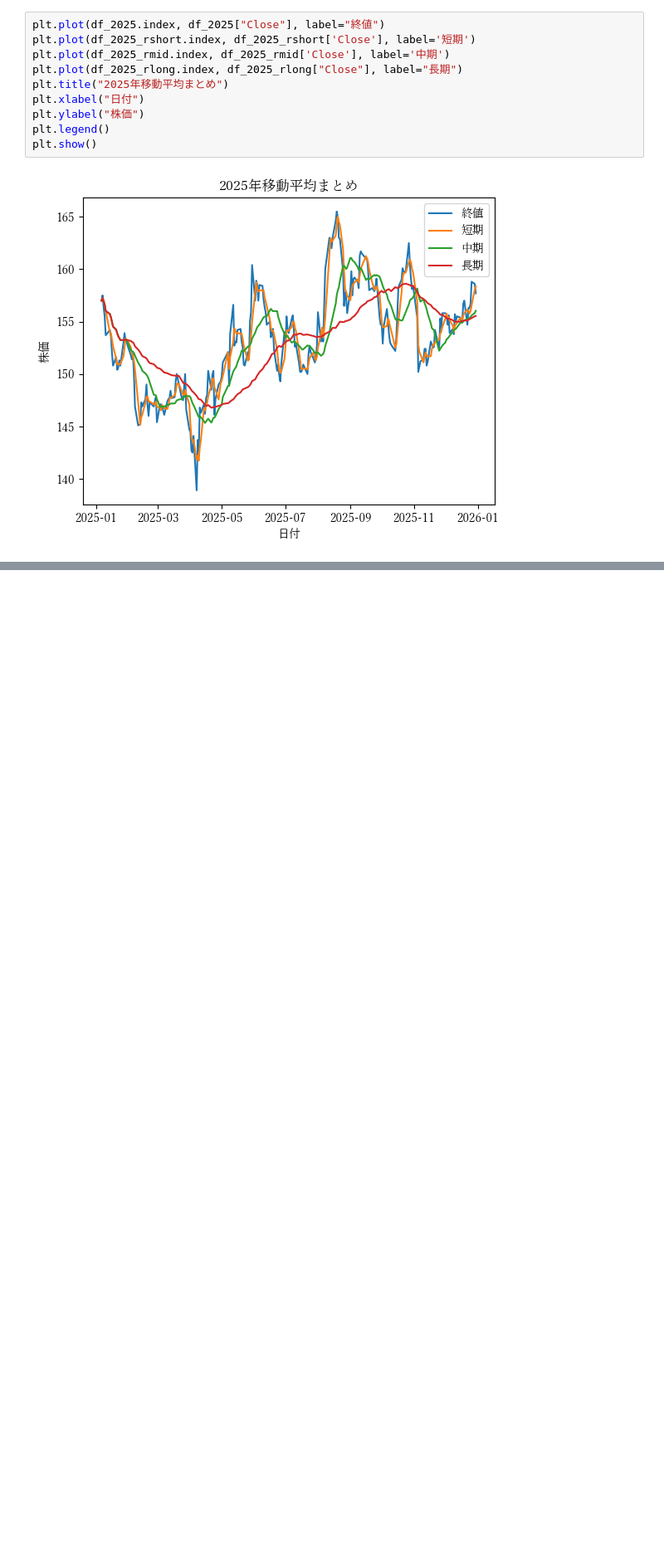
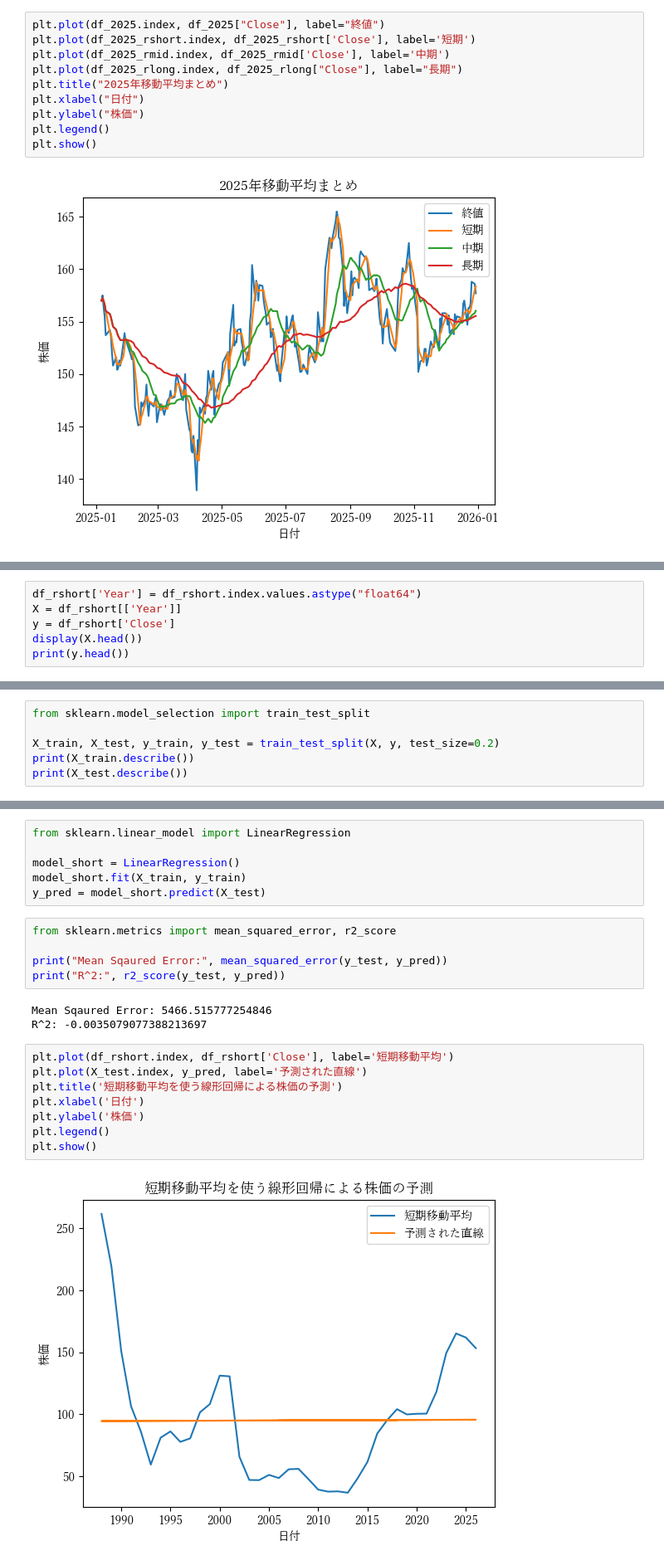
Before and after one commit to lktoby/stock_price, a Jupyter notebook: stock_price.ipynb, the cells around one changed output, grey strips where cells are left out. Shown at 83% size. Drawn from its saved outputs; the diff is of its cells as text; blank space fills up the shorter version.

```diff
--- a/stock_price.ipynb
+++ b/stock_price.ipynb
@@ -287,0 +365,6 @@ plt.show()
+# %%
+df_rshort['Year'] = df_rshort.index.values.astype("float64")
+X = df_rshort[['Year']]
+y = df_rshort['Close']
+display(X.head())
+print(y.head())
@@ -287,0 +386,6 @@ plt.show()
+# %%
+from sklearn.model_selection import train_test_split
+
+X_train, X_test, y_train, y_test = train_test_split(X, y, test_size=0.2)
+print(X_train.describe())
+print(X_test.describe())
@@ -287,0 +411,24 @@ plt.show()
+# %%
+from sklearn.linear_model import LinearRegression
+
+model_short = LinearRegression()
+model_short.fit(X_train, y_train)
+y_pred = model_short.predict(X_test)
+# %%
+from sklearn.metrics import mean_squared_error, r2_score
+
+print("Mean Sqaured Error:", mean_squared_error(y_test, y_pred))
+print("R^2:", r2_score(y_test, y_pred))
+# %% [output]
+Mean Sqaured Error: 5466.515777254846
+R^2: -0.0035079077388213697
+# %%
+plt.plot(df_rshort.index, df_rshort['Close'], label='短期移動平均')
+plt.plot(X_test.index, y_pred, label='予測された直線')
+plt.title('短期移動平均を使う線形回帰による株価の予測')
+plt.xlabel('日付')
+plt.ylabel('株価')
+plt.legend()
+plt.show()
+# %% [output]
+[figure, added]
```
Also changed, not shown: parts of 20 cells of this notebook.
